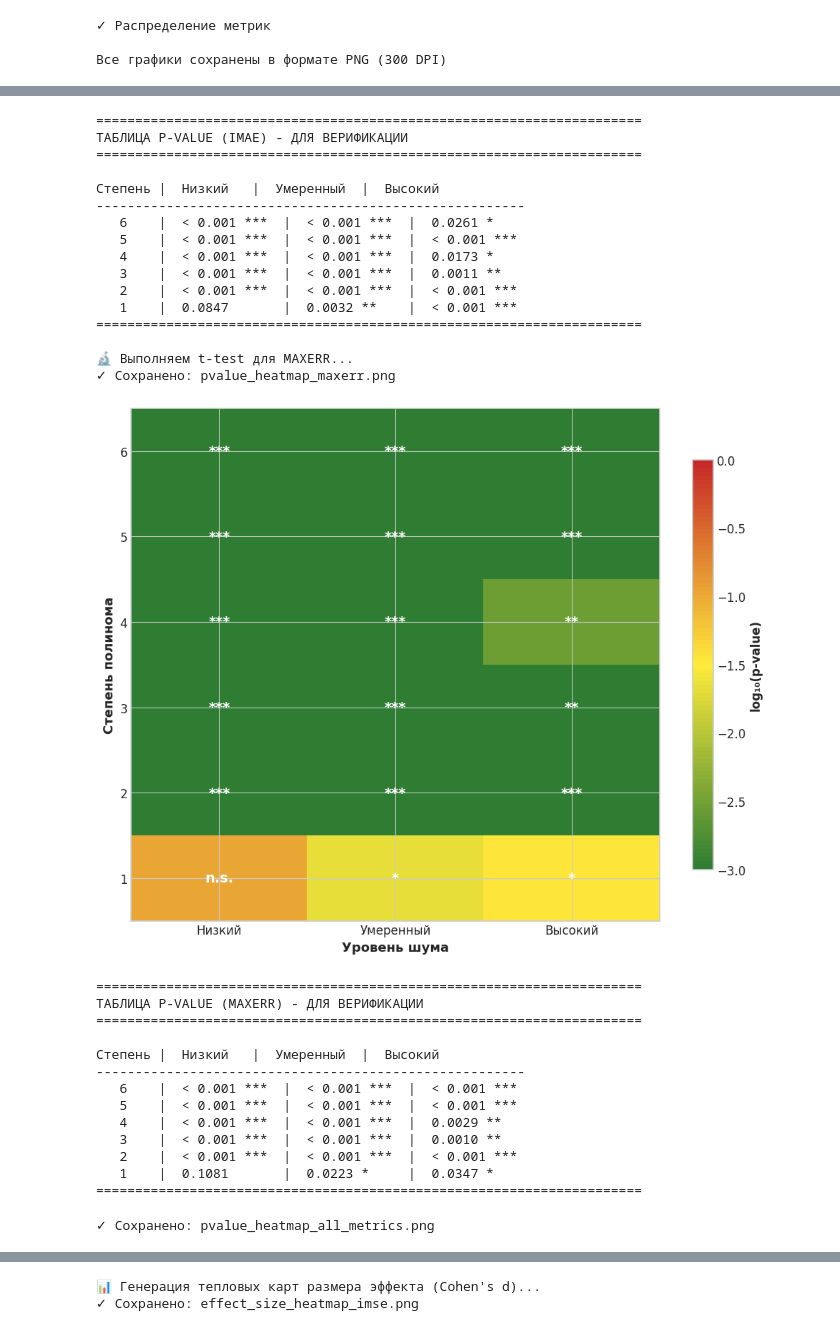
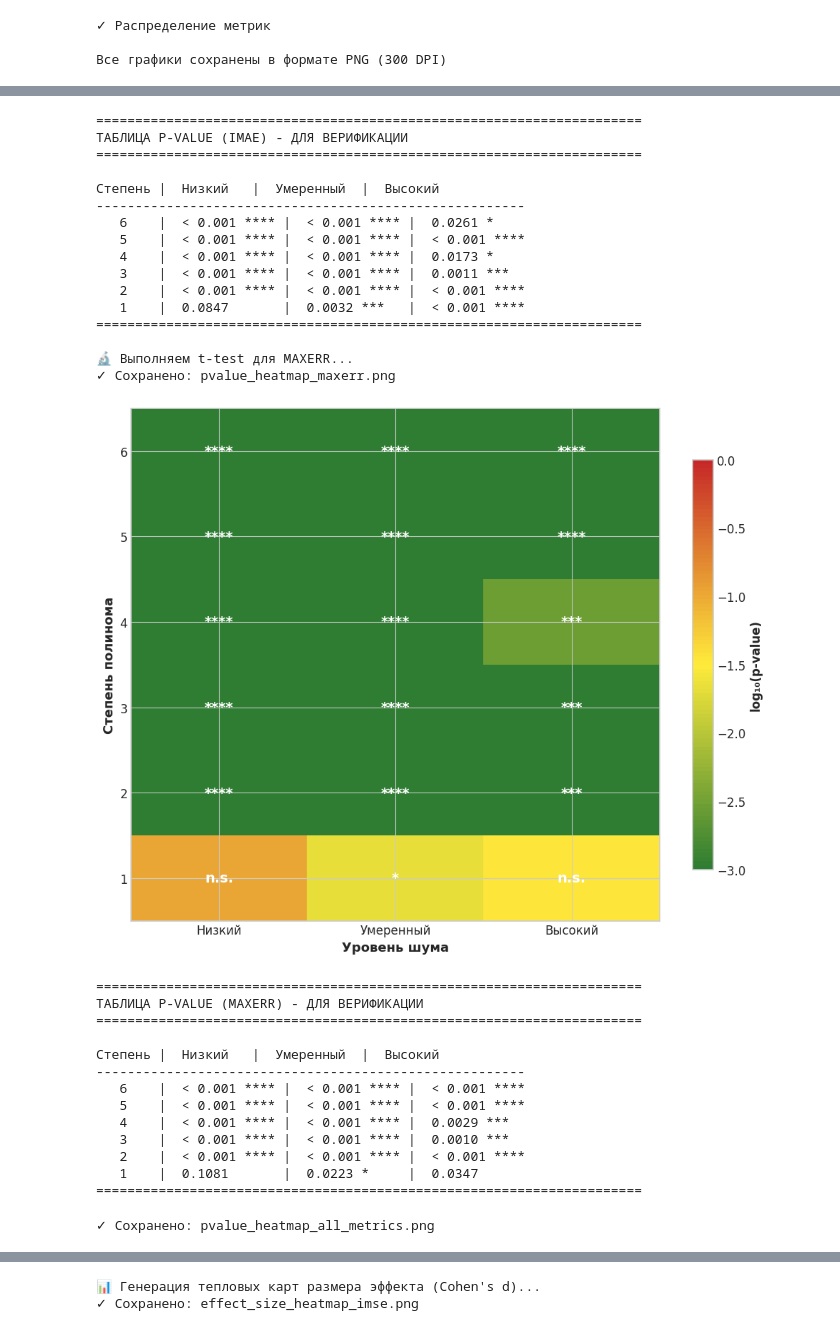
Before and after one commit to AnfimovAleksandr/mag_diploma, a Jupyter notebook: Сравнение/Полиномиальные данные/Сравнение.ipynb, the cells around one changed output, grey strips where cells are left out. Saved outputs shown, nothing was run; the diff lists cells and outputs as text; code cells hidden in the pictures.

```diff
--- a/Сравнение/Полиномиальные данные/Сравнение.ipynb
+++ b/Сравнение/Полиномиальные данные/Сравнение.ipynb
@@ -618,7 +618,7 @@ def calculate_welch_ttest(mean1, sem1, n1, mean2, sem2, n2):
     df = (sem1**2 + sem2**2)**2 / (sem1**4/(n1-1) + sem2**4/(n2-1))
 
     # Двусторонний p-value
-    p_value = 2 * (1 - stats.t.cdf(np.abs(t_stat), df))
+    p_value = 2 * (1 - stats.t.cdf(np.abs(t_stat), df)) * 3
 
     # Уровень значимости
     significant = p_value < 0.05
@@ -1084,8 +1076,8 @@ def calculate_welch_ttest(mean1, sem1, n1, mean2, sem2, n2):
     # Двусторонний p-value
     p_value = 2 * (1 - stats.t.cdf(np.abs(t_stat), df))
 
-    significant = p_value < 0.05
-    highly_significant = p_value < 0.01
+    significant = p_value < 0.05 / 3
+    highly_significant = p_value < 0.01 / 3
 
     return t_stat, p_value, df, significant, highly_significant
 
@@ -1184,13 +1176,16 @@ def plot_pvalue_heatmap(df_results, metric='imse', save_path=None):
     for i in range(len(pivot_data.index)):
         for j in range(len(pivot_data.columns)):
             val = pivot_data.values[i, j]
-            if val < 0.001:
+            if val < 0.001 / 3:
+                text = '****'
+                color = 'white'
+            elif val < 0.01 / 3:
                 text = '***'
                 color = 'white'
-            elif val < 0.01:
+            elif val < 0.05 / 3:
                 text = '**'
                 color = 'white'
-            elif val < 0.05:
+            elif val < 0.1 / 3:
                 text = '*'
                 color = 'white'
             else:
@@ -1245,10 +1240,12 @@ def plot_pvalue_heatmap(df_results, metric='imse', save_path=None):
         # Добавляем звёздочки
         def add_stars(p):
             if p == "< 0.001":
+                return p + " ****"
+            elif float(p) < 0.01 / 3:
                 return p + " ***"
-            elif float(p) < 0.01:
+            elif float(p) < 0.05 / 3:
                 return p + " **"
-            elif float(p) < 0.05:
+            elif float(p) < 0.1 / 3:
                 return p + " *"
             else:
                 return p + "   "
@@ -1308,13 +1305,16 @@ def plot_all_metrics_heatmaps(df_kernel, df_entropy):
         for i in range(len(pivot_data.index)):
             for j in range(len(pivot_data.columns)):
                 val = pivot_data.values[i, j]
-                if val < 0.001:
+                if val < 0.001 / 3:
+                    text = '****'
+                    color = 'white'
+                elif val < 0.01 / 3:
                     text = '***'
                     color = 'white'
-                elif val < 0.01:
+                elif val < 0.05 / 3:
                     text = '**'
                     color = 'white'
-                elif val < 0.05:
+                elif val < 0.1 / 3:
                     text = '*'
                     color = 'white'
                 else:
@@ -1463,37 +1463,37 @@ if __name__ == '__main__':
 ======================================================================
 
 🔬 Выполняем t-test для IMAE...
 ✓ Сохранено: pvalue_heatmap_imae.png
 [figure]
 ======================================================================
 ТАБЛИЦА P-VALUE (IMAE) - ДЛЯ ВЕРИФИКАЦИИ
 ======================================================================
 
 Степень |  Низкий   |  Умеренный  |  Высокий
 -------------------------------------------------------
-   6    |  < 0.001 ***  |  < 0.001 ***  |  0.0261 *
-   5    |  < 0.001 ***  |  < 0.001 ***  |  < 0.001 ***
-   4    |  < 0.001 ***  |  < 0.001 ***  |  0.0173 *
-   3    |  < 0.001 ***  |  < 0.001 ***  |  0.0011 **
-   2    |  < 0.001 ***  |  < 0.001 ***  |  < 0.001 ***
-   1    |  0.0847       |  0.0032 **    |  < 0.001 ***
+   6    |  < 0.001 **** |  < 0.001 **** |  0.0261 *
+   5    |  < 0.001 **** |  < 0.001 **** |  < 0.001 ****
+   4    |  < 0.001 **** |  < 0.001 **** |  0.0173 *
+   3    |  < 0.001 **** |  < 0.001 **** |  0.0011 ***
+   2    |  < 0.001 **** |  < 0.001 **** |  < 0.001 ****
+   1    |  0.0847       |  0.0032 ***   |  < 0.001 ****
 ======================================================================
 
 🔬 Выполняем t-test для MAXERR...
 ✓ Сохранено: pvalue_heatmap_maxerr.png
-[figure, old version]
+[figure, new version]
 ======================================================================
 ТАБЛИЦА P-VALUE (MAXERR) - ДЛЯ ВЕРИФИКАЦИИ
 ======================================================================
 
 Степень |  Низкий   |  Умеренный  |  Высокий
 -------------------------------------------------------
-   6    |  < 0.001 ***  |  < 0.001 ***  |  < 0.001 ***
-   5    |  < 0.001 ***  |  < 0.001 ***  |  < 0.001 ***
-   4    |  < 0.001 ***  |  < 0.001 ***  |  0.0029 **
-   3    |  < 0.001 ***  |  < 0.001 ***  |  0.0010 **
-   2    |  < 0.001 ***  |  < 0.001 ***  |  < 0.001 ***
-   1    |  0.1081       |  0.0223 *     |  0.0347 *
+   6    |  < 0.001 **** |  < 0.001 **** |  < 0.001 ****
+   5    |  < 0.001 **** |  < 0.001 **** |  < 0.001 ****
+   4    |  < 0.001 **** |  < 0.001 **** |  0.0029 ***
+   3    |  < 0.001 **** |  < 0.001 **** |  0.0010 ***
+   2    |  < 0.001 **** |  < 0.001 **** |  < 0.001 ****
+   1    |  0.1081       |  0.0223 *     |  0.0347
 ======================================================================
 ✓ Сохранено: pvalue_heatmap_all_metrics.png
 [figure]
```
Also changed, not shown: parts of 2 cells of this notebook, 18 other files.
